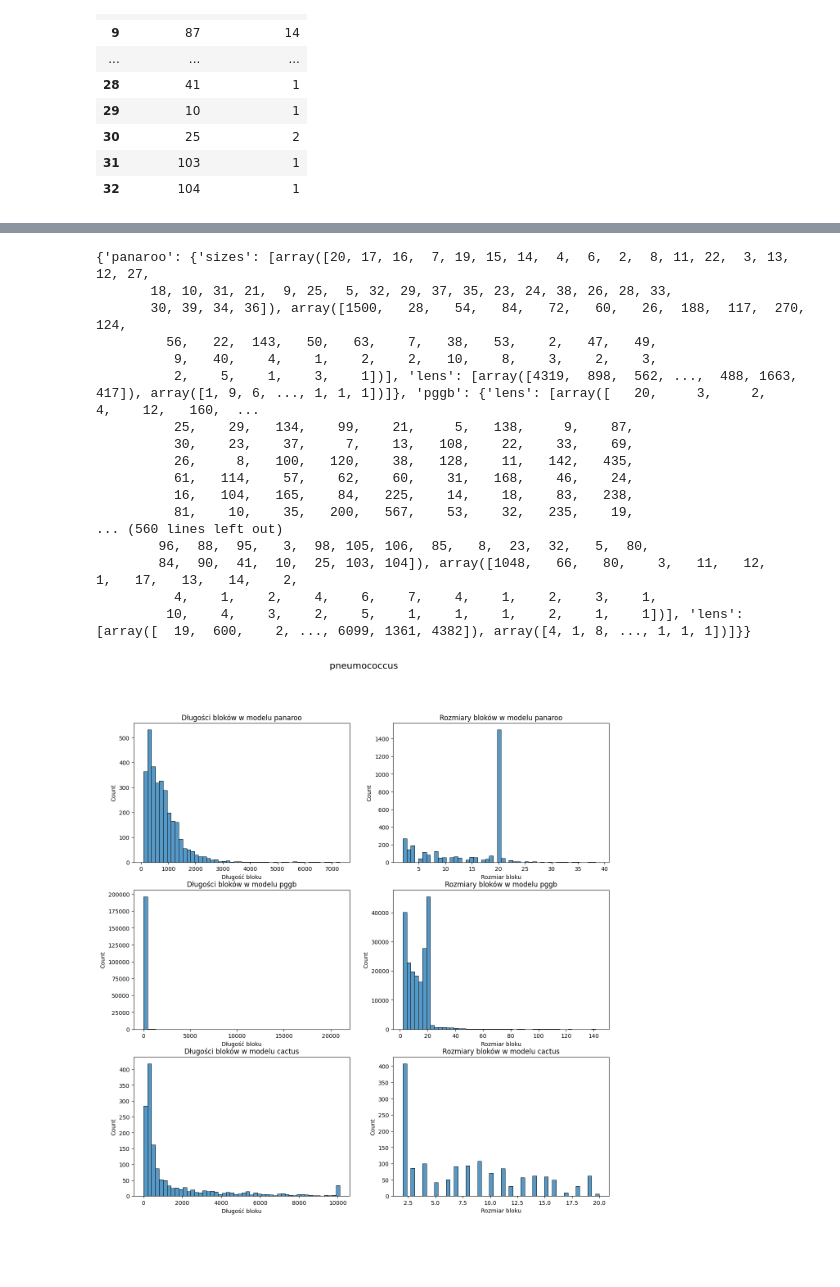
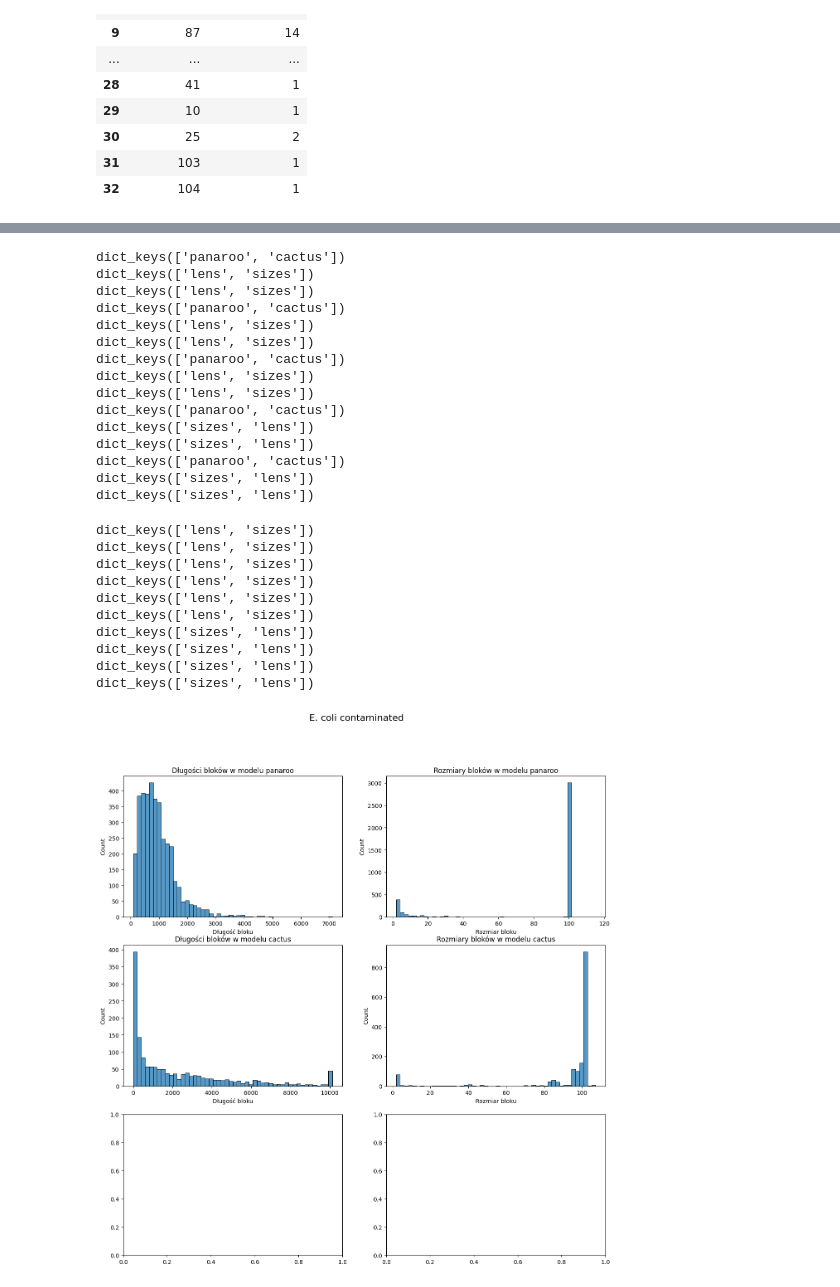
Before and after one commit to pampuchpampuch/pangenome_tools, a Jupyter notebook: notebooks/results_summary/maf_hists.ipynb, the cells around one changed output, grey strips where cells are left out. Drawn from its saved outputs; the diff is of its cells as text; code cells hidden in the pictures; blank space fills up the shorter version.

Commit message:
add: inputs prep

```diff
--- a/notebooks/results_summary/maf_hists.ipynb
+++ b/notebooks/results_summary/maf_hists.ipynb
@@ -69,7 +69,7 @@ plt.show()
 # %% [output]
 [figure]
 # %%
-boxplots_dir = "/home/pampuch/studia/magisterka/final_summaries/boxplots/blocks_hists_csv/"
+boxplots_dir = "/home/pampuch/studia/magisterka/final_summaries/blocks_basic_stats_new/"
 # %%
 for f in os.listdir(boxplots_dir):
     print(f)
@@ -148,12 +148,17 @@ hist_data = {}
 for f in os.listdir(boxplots_dir):
     print(f)
     for i in os.listdir(os.path.join(boxplots_dir, f)):
-        dataset = i.split("_")[0]
+        print(i)
+        dataset = i.replace("_sizes.csv","")
+        dataset = dataset.replace("_lens.csv","")
+        category=i.split("_")[-1].split(".")[0]
+        print(category)
         print(dataset)
         if not dataset in hist_data:
             hist_data[dataset] = {}
         if not f in hist_data[dataset]:
             hist_data[dataset][f] = {}
-        hist_data[dataset][f][i.split("_")[-1].split(".")[0]] = prep_hist_data(os.path.join(boxplots_dir,f,i))
+        print("final", dataset, category)
+        hist_data[dataset][f][category] = prep_hist_data(os.path.join(boxplots_dir,f,i))
 # %% [output]
 panaroo
@@ -176,41 +181,61 @@ klebsiella
 # %%
 for dataset, models in hist_data.items():
-    print(models)
+    print(models.keys())
+    for model, par in models.items():
+        print(par.keys())
 # %% [output]
-{'panaroo': {'sizes': [array([20, 17, 16,  7, 19, 15, 14,  4,  6,  2,  8, 11, 22,  3, 13, 12, 27,
-       18, 10, 31, 21,  9, 25,  5, 32, 29, 37, 35, 23, 24, 38, 26, 28, 33,
-       30, 39, 34, 36]), array([1500,   28,   54,   84,   72,   60,   26,  188,  117,  270,  124,
-         56,   22,  143,   50,   63,    7,   38,   53,    2,   47,   49,
-          9,   40,    4,    1,    2,    2,   10,    8,    3,    2,    3,
-          2,    5,    1,    3,    1])], 'lens': [array([4319,  898,  562, ...,  488, 1663,  417]), array([1, 9, 6, ..., 1, 1, 1])]}, 'pggb': {'lens': [array([   20,     3,     2,     4,    12,   160,  ...
-          25,    29,   134,    99,    21,     5,   138,     9,    87,
-          30,    23,    37,     7,    13,   108,    22,    33,    69,
-          26,     8,   100,   120,    38,   128,    11,   142,   435,
-          61,   114,    57,    62,    60,    31,   168,    46,    24,
-          16,   104,   165,    84,   225,    14,    18,    83,   238,
-          81,    10,    35,   200,   567,    53,    32,   235,    19,
-... (560 lines left out)
-        96,  88,  95,   3,  98, 105, 106,  85,   8,  23,  32,   5,  80,
-        84,  90,  41,  10,  25, 103, 104]), array([1048,   66,   80,    3,   11,   12,    1,   17,   13,   14,    2,
-          4,    1,    2,    4,    6,    7,    4,    1,    2,    3,    1,
-         10,    4,    3,    2,    5,    1,    1,    1,    2,    1,    1])], 'lens': [array([  19,  600,    2, ..., 6099, 1361, 4382]), array([4, 1, 8, ..., 1, 1, 1])]}}
+dict_keys(['panaroo', 'cactus'])
+dict_keys(['lens', 'sizes'])
+dict_keys(['lens', 'sizes'])
+dict_keys(['panaroo', 'cactus'])
+dict_keys(['lens', 'sizes'])
+dict_keys(['lens', 'sizes'])
+dict_keys(['panaroo', 'cactus'])
+dict_keys(['lens', 'sizes'])
+dict_keys(['lens', 'sizes'])
+dict_keys(['panaroo', 'cactus'])
+dict_keys(['sizes', 'lens'])
+dict_keys(['sizes', 'lens'])
+dict_keys(['panaroo', 'cactus'])
+dict_keys(['sizes', 'lens'])
+dict_keys(['sizes', 'lens'])
+# %%
+def datasets_mapping(x):
+    if x.startswith("sim"):
+        x= x.replace("sim_gr_1e-11_lr_1e-12_mu_1e-15_rep1", "E. coli ")
+    else:
+        x= x.replace("_subset", "")
+        x= x.replace("GPSC", "Pneumococcus")
+        x = x.replace("klebsiella", "Klebsiella")
+    return x.strip().replace("_","")
 # %%
-title_map = {"GPSC": "pneumococcus", "klebsiella":"klebsiella", "ecoli": "E. coli"}
+title_map = {"GPSC": "Pneumococcus", "klebsiella":"Klebsiella", "ecoli": "E. coli"}
 for dataset, models in hist_data.items():
     fig, axes = plt.subplots(3,2,figsize=(15, 15))
     # fig.s
     c = 0
     r = 0
     for model, par in models.items():
+        print(par.keys())
         # print(model, par)
         sns.histplot(x=par["lens"][0], weights=par["lens"][1], ax=axes[c,0], bins=50)
         axes[c,0].set_title(f"Długości bloków w modelu {model}")
         axes[c,0].set_xlabel("Długość bloku")
         sns.histplot(x=par["sizes"][0], weights=par["sizes"][1], ax=axes[c,1], bins=50)
         axes[c,1].set_title(f"Rozmiary bloków w modelu {model}")
         axes[c,1].set_xlabel("Rozmiar bloku")
-        fig.suptitle(title_map[dataset], fontsize=16)
+        fig.suptitle(datasets_mapping(dataset), fontsize=16)
         c += 1
     plt.savefig(f"{dataset}.svg")
 # %% [output]
+dict_keys(['lens', 'sizes'])
+dict_keys(['lens', 'sizes'])
+dict_keys(['lens', 'sizes'])
+dict_keys(['lens', 'sizes'])
+dict_keys(['lens', 'sizes'])
+dict_keys(['lens', 'sizes'])
+dict_keys(['sizes', 'lens'])
+dict_keys(['sizes', 'lens'])
+dict_keys(['sizes', 'lens'])
+dict_keys(['sizes', 'lens'])
-[figure, old version]
+[figure, new version]
```
Also changed, not shown: parts of 10 cells of this notebook, 7 other files.
